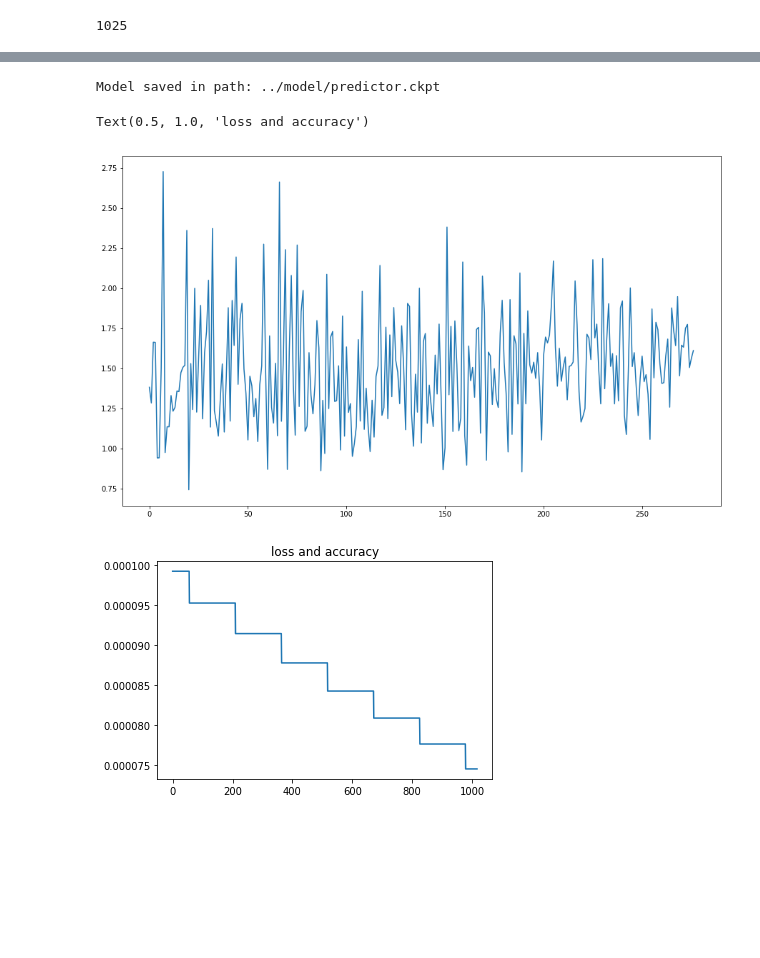
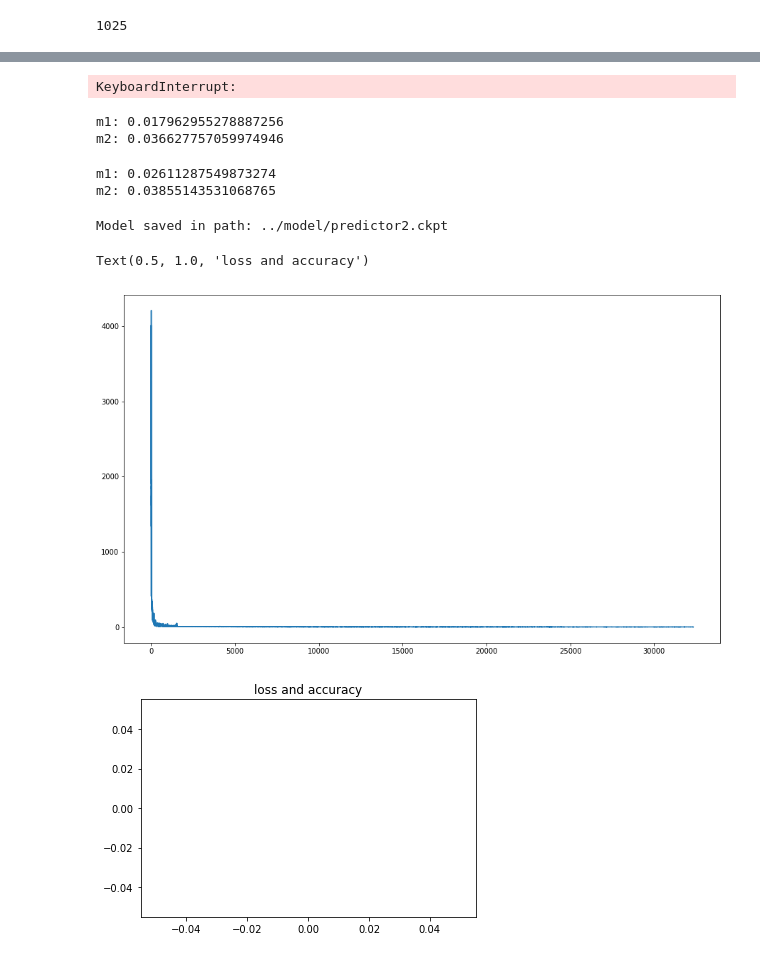
Before and after one commit to jw222/Gravitational-Wave, a Jupyter notebook: MPredictor.ipynb, the cells around one changed output, grey strips where cells are left out. Drawn from its saved outputs; the diff is of its cells as text; code cells hidden in the pictures; blank space fills up the shorter version.

Commit message:
add m1 m2 image

```diff
--- a/MPredictor.ipynb
+++ b/MPredictor.ipynb
@@ -112,7 +113,7 @@ def WaveNet(x):
         # skip postprocessing
         skip = tf.layers.conv1d(
             inputs=skip,
-            filters=32,
+            filters=128,
             kernel_size=1,
             padding="same")
 
@@ -151,16 +152,18 @@ def WaveNet(x):
     raw = tf.layers.flatten(raw)
 
     # get k-highest outputs
-    values, indices = tf.nn.top_k(raw, 512, False)
+    values, indices = tf.nn.top_k(raw, 128, False)
     #values = tf.slice(raw, [0,tf.shape(raw)[-1]-512], [-1,-1])
     values = tf.layers.dense(values, units=1024, activation=tf.nn.relu)
-    values = tf.layers.dropout(inputs=values, rate=0.25)
+    values = tf.layers.dropout(inputs=values, rate=0.1)
     values = tf.layers.dense(values, units=128, activation=tf.nn.relu)
-    values = tf.layers.dropout(inputs=values, rate=0.25)
+    values = tf.layers.dropout(inputs=values, rate=0.1)
 
     #indices = tf.divide(tf.cast(indices, tf.float32), tf.cast(length, tf.float32))
     #indices = tf.layers.dense(indices, units=128, activation=tf.nn.relu)
-    #indices = tf.layers.dropout(inputs=indices, rate=0.2)
+    #indices = tf.layers.dropout(inputs=indices, rate=0.1)
+    #indices = tf.layers.dense(indices, units=128, activation=tf.nn.relu)
+    #indices = tf.layers.dropout(inputs=indices, rate=0.1)
 
     #out = tf.multiply(tf.nn.sigmoid(indices), tf.nn.tanh(values))
 
@@ -204,26 +231,25 @@ lrs = []
 # %%
-num_epoch = 1
+num_epoch = 50
 start = datetime.datetime.now()
-batch_size = 128
+batch_size = 64
 rate = 0.0001
 for i in range(num_epoch):
     train_data, train_label = get_batch(f_train, batch_size)
     for j in range(len(train_data)):
         cur_data = train_data[j]
         cur_label = train_label[j]
-        _, loss_val, lr = sess.run([train_op, loss, learning_rate],
+        _, loss_val = sess.run([train_op, loss],
                            feed_dict={input_data: cur_data,
                                       input_label: cur_label,
                                       feedlr: rate})
         loss_hist.append(loss_val)
-        lrs.append(lr)
         if j % 10 == 0:
             print('loss: '+str(loss_hist[-1]))
 
     val_data, val_label = get_test(f_test, batch_size)
     validation = sess.run(loss, feed_dict={input_data: val_data, input_label: val_label})
     val_loss.append(validation)
-    print('iter num: '+str(i)+' loss: '+str(loss_hist[-1])+' val_loss: '+str(val_loss[-1])+' learning_rate: '+str(lr))
+    print('iter num: '+str(i)+' loss: '+str(loss_hist[-1])+' val_loss: '+str(val_loss[-1]))
 
 end = datetime.datetime.now()
 print('time: '+str(end-start))
@@ -249,0 +380,15 @@ np.mean(np.divide(abs(pred.T[num]-test_label.T[num]),test_label.T[num]))
+# %%
+start = 5761
+end = 7563
+pred = []
+for i in range(len(f_test['WhitenedSignals'])):
+    test_data = f_test['WhitenedSignals'][i][start:end].reshape(1,end-start,1)
+    test_label = f_test['m1m2'][i].reshape(1,2)
+    pred.append(sess.run(predictions, feed_dict={input_data: test_data, input_label: test_label})[0])
+pred = np.asarray(pred)
+test_label = np.asarray(f_test['m1m2'])
+m1 = np.mean(np.divide(abs(pred.T[0]-test_label.T[0]),test_label.T[0]))
+m2 = np.mean(np.divide(abs(pred.T[1]-test_label.T[1]),test_label.T[1]))
+print('start: '+str(start)+' end: '+str(end)+' -- m1: '+str(m1)+' m2: '+str(m2))
+# %% [output]
+KeyboardInterrupt:
@@ -250,21 +408,53 @@ np.mean(np.divide(abs(pred.T[num]-test_label.T[num]),test_label.T[num]))
+# %%
+##predictor2
+pred = []
+for i in range(len(f_test['WhitenedSignals'])):
+    start = 5500
+    end = 7700
+    test_data = f_test['WhitenedSignals'][i][start:end].reshape(1,end-start,1)
+    test_label = f_test['m1m2'][i].reshape(1,2)
+    pred.append(sess.run(predictions, feed_dict={input_data: test_data, input_label: test_label})[0])
+pred = np.asarray(pred)
+test_label = np.asarray(f_test['m1m2'])
+m1 = np.mean(np.divide(abs(pred.T[0]-test_label.T[0]),test_label.T[0]))
+m2 = np.mean(np.divide(abs(pred.T[1]-test_label.T[1]),test_label.T[1]))
+print('m1: '+str(m1)+'\nm2: '+str(m2))
+# %% [output]
+m1: 0.017962955278887256
+m2: 0.036627757059974946
+# %%
+##predictor
+pred = []
+for i in range(len(f_test['WhitenedSignals'])):
+    test_data = f_test['WhitenedSignals'][i].reshape(1,LENGTH,1)
+    test_label = f_test['m1m2'][i].reshape(1,2)
+    pred.append(sess.run(predictions, feed_dict={input_data: test_data, input_label: test_label})[0])
+pred = np.asarray(pred)
+test_label = np.asarray(f_test['m1m2'])
+m1 = np.mean(np.divide(abs(pred.T[0]-test_label.T[0]),test_label.T[0]))
+m2 = np.mean(np.divide(abs(pred.T[1]-test_label.T[1]),test_label.T[1]))
+print('m1: '+str(m1)+'\nm2: '+str(m2))
+# %% [output]
+m1: 0.02611287549873274
+m2: 0.03855143531068765
 # %%
-save_path = saver.save(sess, "../model/predictor.ckpt")
+save_path = saver.save(sess, "../model/predictor2.ckpt")
 print("Model saved in path: %s" % save_path)
 # %% [output]
-Model saved in path: ../model/predictor.ckpt
+Model saved in path: ../model/predictor2.ckpt
 # %%
-start = 17500
+start = 0
 length = len(loss_hist) - start
 plt.figure(figsize=(15,9))
 plt.plot(loss_hist[start:],zorder=1)
 #plt.scatter(np.arange(length, step=length//len(val_loss)),val_loss,c='red',zorder=2)
 plt.figure()
-plt.plot(lrs[start:])
+#plt.plot(lrs[start:])
 plt.title('loss and accuracy')
 # %% [output]
 Text(0.5, 1.0, 'loss and accuracy')
-[figure, old version]
+[figure, new version]
-[figure, old version]
+[figure, new version]
 # %%
 tvars = tf.trainable_variables()
 tvars_vals = sess.run(tvars)
```
Also changed, not shown: parts of 12 cells of this notebook, 2 other files.
